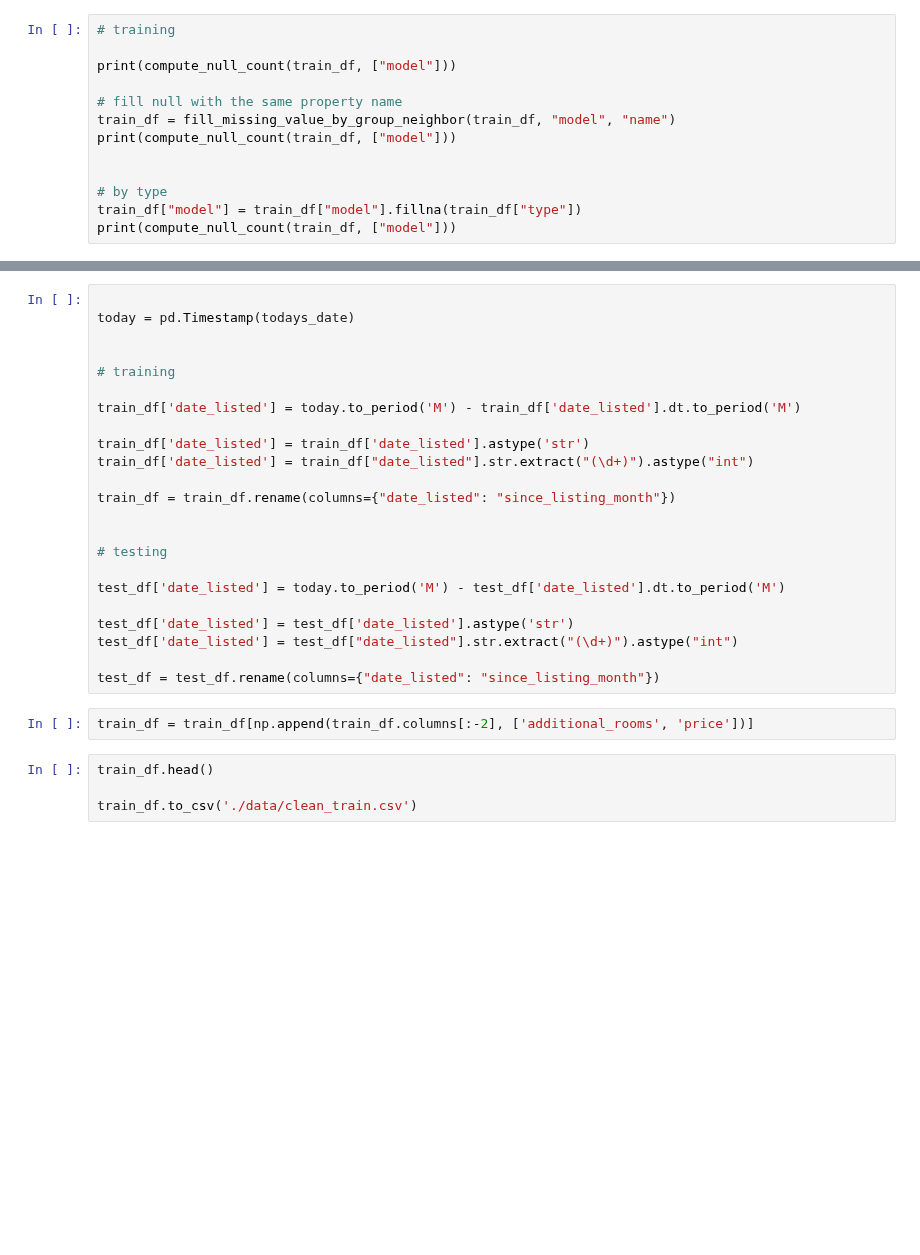
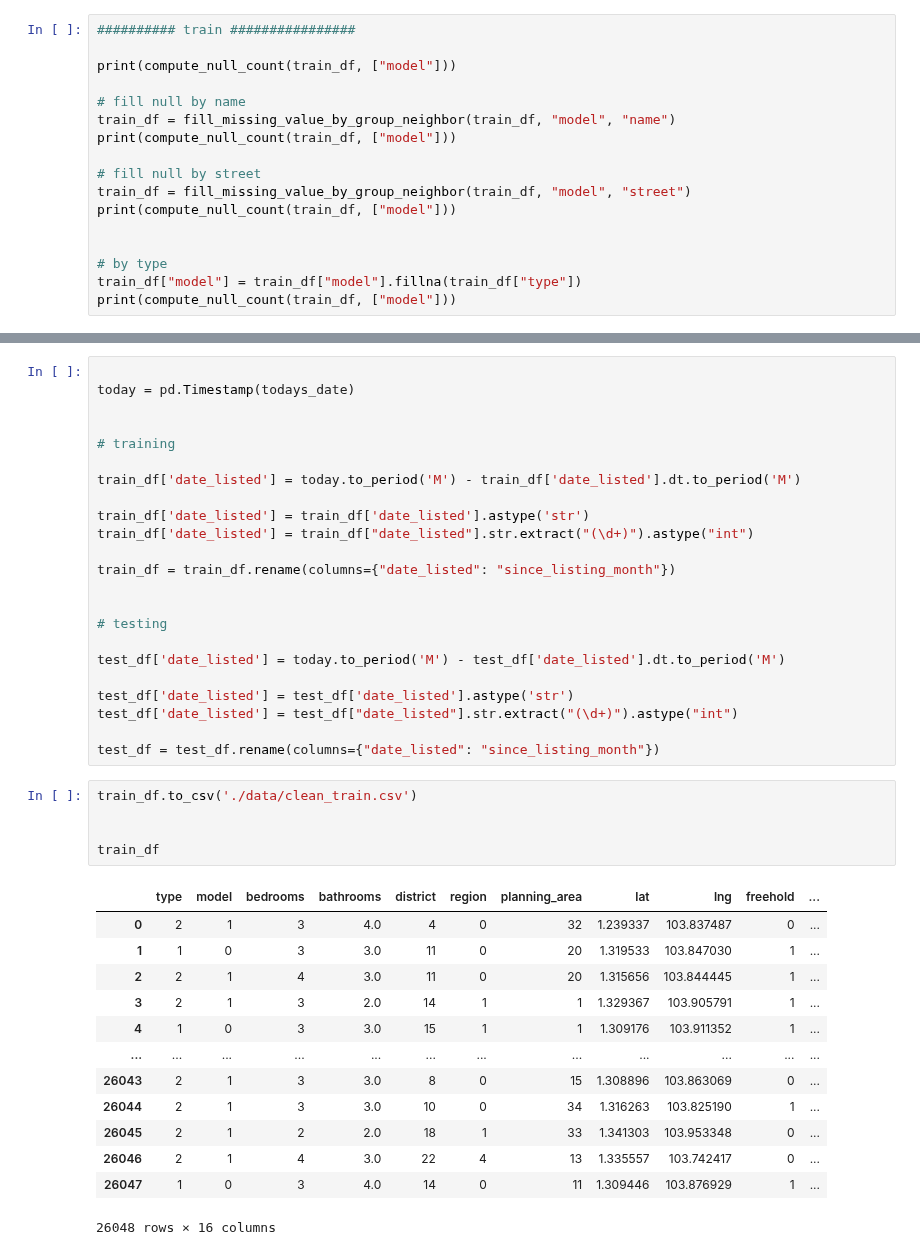
Before and after one commit to luoxiangyi222/cs5228-team-not-found, a Jupyter notebook: cs5228_project_lxy.ipynb, the cells around one changed output, grey strips where cells are left out. Saved outputs shown, nothing was run; the diff lists cells and outputs as text; blank space fills up the shorter version.

Commit message:
fill test by train and test

```diff
--- a/cs5228_project_lxy.ipynb
+++ b/cs5228_project_lxy.ipynb
@@ -169,10 +170,14 @@ test_df.loc[test_df["name"] == "haus on handy", "model"] = "condominium"
 # %%
-# training
+########## train ################
 
 print(compute_null_count(train_df, ["model"]))
 
-# fill null with the same property name
+# fill null by name
 train_df = fill_missing_value_by_group_neighbor(train_df, "model", "name")
+print(compute_null_count(train_df, ["model"]))
+
+# fill null by street
+train_df = fill_missing_value_by_group_neighbor(train_df, "model", "street")
 print(compute_null_count(train_df, ["model"]))
 
 
@@ -841,10 +989,23 @@ test_df['date_listed'] = test_df['date_listed'].astype('str')
 test_df['date_listed'] = test_df["date_listed"].str.extract("(\d+)").astype("int")
 
 test_df = test_df.rename(columns={"date_listed": "since_listing_month"})
-# %%
-train_df = train_df[np.append(train_df.columns[:-2], ['additional_rooms', 'price'])]
 # %%
-train_df.head()
+train_df.to_csv('./data/clean_train.csv')
 
-train_df.to_csv('./data/clean_train.csv')
+
+train_df
+# %% [output]
+|  | type | model | bedrooms | bathrooms | district | region | planning_area | lat | lng | freehold | ... |
+| 0 | 2 | 1 | 3 | 4.0 | 4 | 0 | 32 | 1.239337 | 103.837487 | 0 | ... |
+| 1 | 1 | 0 | 3 | 3.0 | 11 | 0 | 20 | 1.319533 | 103.847030 | 1 | ... |
+| 2 | 2 | 1 | 4 | 3.0 | 11 | 0 | 20 | 1.315656 | 103.844445 | 1 | ... |
+| 3 | 2 | 1 | 3 | 2.0 | 14 | 1 | 1 | 1.329367 | 103.905791 | 1 | ... |
+| 4 | 1 | 0 | 3 | 3.0 | 15 | 1 | 1 | 1.309176 | 103.911352 | 1 | ... |
+| ... | ... | ... | ... | ... | ... | ... | ... | ... | ... | ... | ... |
+| 26043 | 2 | 1 | 3 | 3.0 | 8 | 0 | 15 | 1.308896 | 103.863069 | 0 | ... |
+| 26044 | 2 | 1 | 3 | 3.0 | 10 | 0 | 34 | 1.316263 | 103.825190 | 1 | ... |
+| 26045 | 2 | 1 | 2 | 2.0 | 18 | 1 | 33 | 1.341303 | 103.953348 | 0 | ... |
+| 26046 | 2 | 1 | 4 | 3.0 | 22 | 4 | 13 | 1.335557 | 103.742417 | 0 | ... |
+| 26047 | 1 | 0 | 3 | 4.0 | 14 | 0 | 11 | 1.309446 | 103.876929 | 1 | ... |
+26048 rows × 16 columns
 # %%
```
Also changed, not shown: parts of 31 cells of this notebook, 4 other files.
